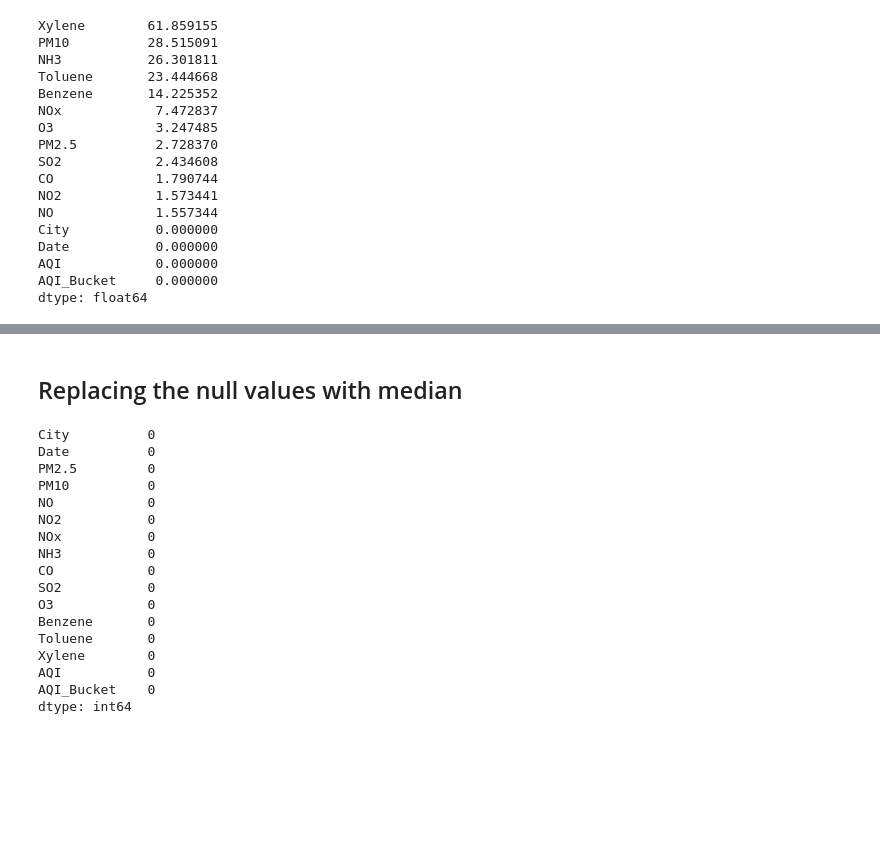
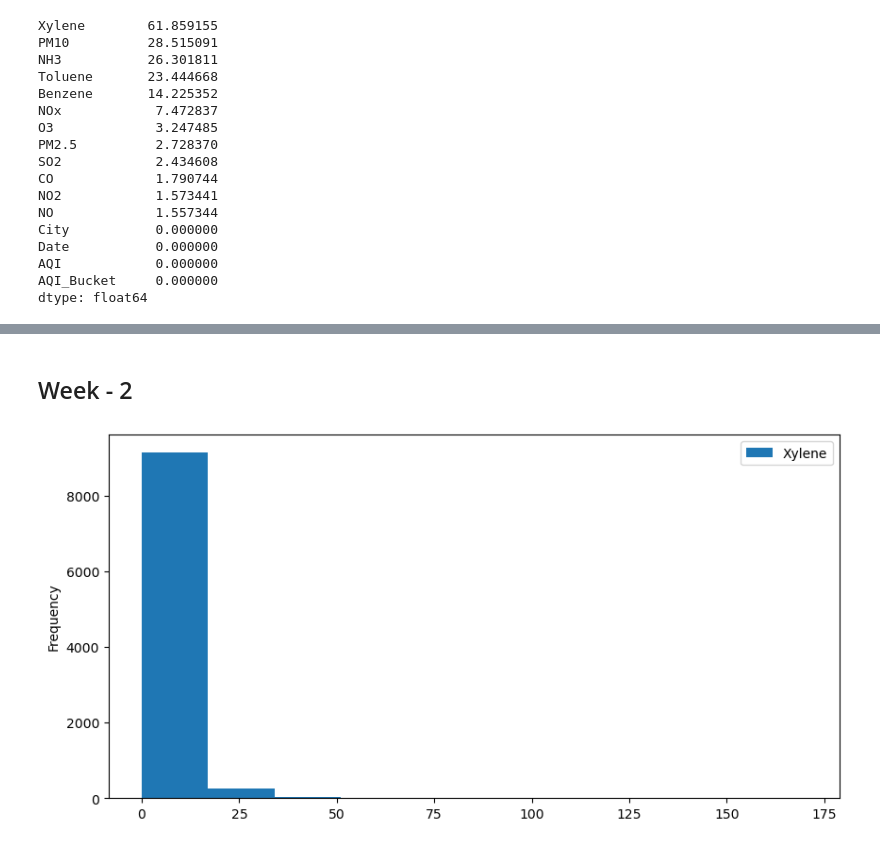
Before and after one commit to rajesh1835/Air-Quality-Prediction-, a Jupyter notebook: AQI Prediction Model.ipynb, the cells around one changed output, grey strips where cells are left out. Cells and saved outputs as stored; diff of their text form; code cells hidden in the pictures; blank space fills up the shorter version.

Commit message:
Add files via upload
Week-2 submission of AQI Model

```diff
--- a/AQI Prediction Model.ipynb
+++ b/AQI Prediction Model.ipynb
@@ -206,27 +194,9 @@ plt.show()
-# %%
-df['Xylene'].fillna(df['Xylene'].median(),inplace=True)
-# %% [markdown]
-##  Replacing the null values with median
-# %%
-for col in ['PM2.5','PM10', 'NO', 'NO2', 'NOx', 'NH3','CO', 'SO2', 'O3', 'Benzene', 'Toluene']:
-    df[col].fillna(df[col].median(), inplace=True)
-# %%
-df.isnull().sum()
-# %% [output]
-City          0
-Date          0
-PM2.5         0
-PM10          0
-NO            0
-NO2           0
-NOx           0
-NH3           0
-CO            0
-SO2           0
-O3            0
-Benzene       0
-Toluene       0
-Xylene        0
-AQI           0
-AQI_Bucket    0
-dtype: int64
+# %% [markdown]
+## Week - 2
+# %%
+# Univariate analysis
+df['Xylene'].plot(kind = 'hist', figsize=(10,5))
+plt.legend()
+plt.show()
+# %% [output]
+[figure, added]
```
Also changed, not shown: parts of 44 cells of this notebook.
